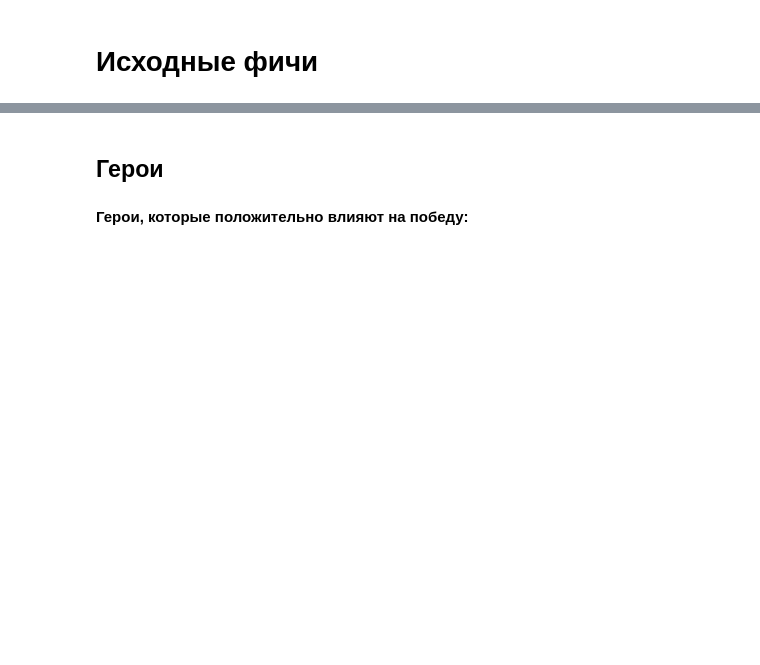
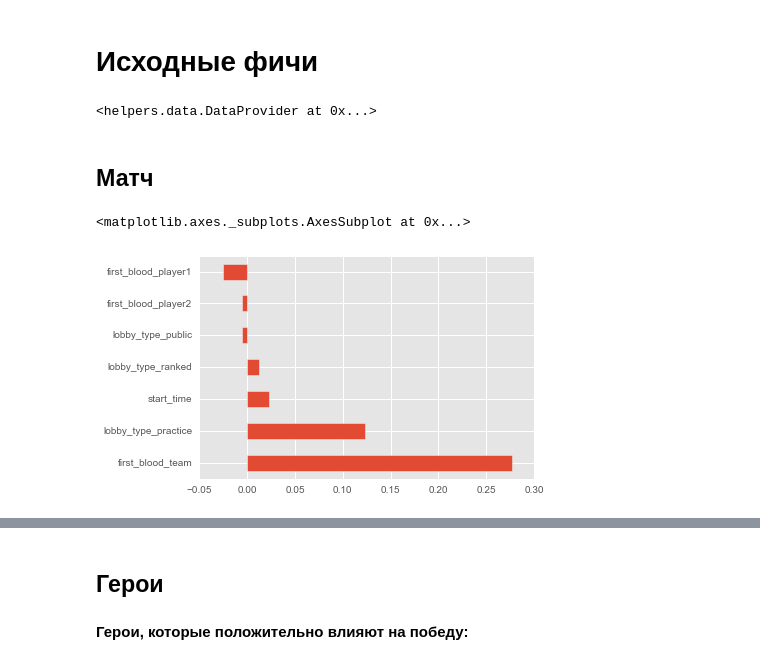
Before and after one commit to blagoffvyacheslav/kaggle, a Jupyter notebook: 2016-02-dota-2-win-probability-prediction/report.ipynb, the cells around one changed output, grey strips where cells are left out. Saved outputs shown, nothing was run; the diff lists cells and outputs as text; code cells hidden in the pictures; blank space fills up the shorter version.

```diff
--- a/2016-02-dota-2-win-probability-prediction/report.ipynb
+++ b/2016-02-dota-2-win-probability-prediction/report.ipynb
@@ -7,3 +7,14 @@ from helpers.model import *
 y = data.get('train', 'y')
 # %% [markdown]
 # Исходные фичи
+# %%
+data.load(13)
+# %% [output]
+<helpers.data.DataProvider at 0x...>
+# %% [markdown]
+## Матч
+# %%
+model_lr_explore_l1(pd.concat([data.get('train', 'match'), data.get('train', 'fb')], axis=1), y).plot.barh()
+# %% [output]
+<matplotlib.axes._subplots.AxesSubplot at 0x...>
+[figure, added]
```
Also changed, not shown: parts of 7 cells of this notebook, 1 other file.
